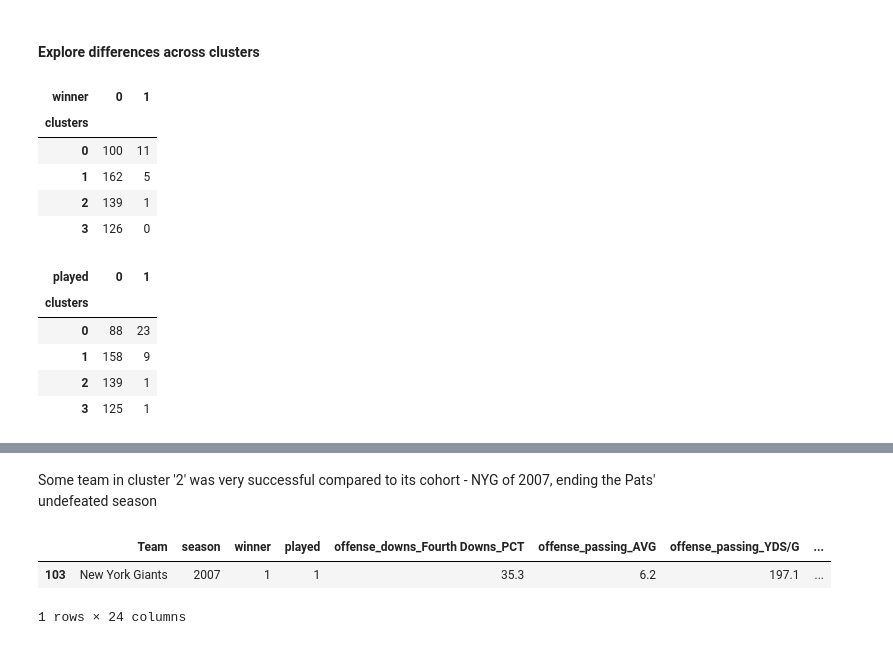
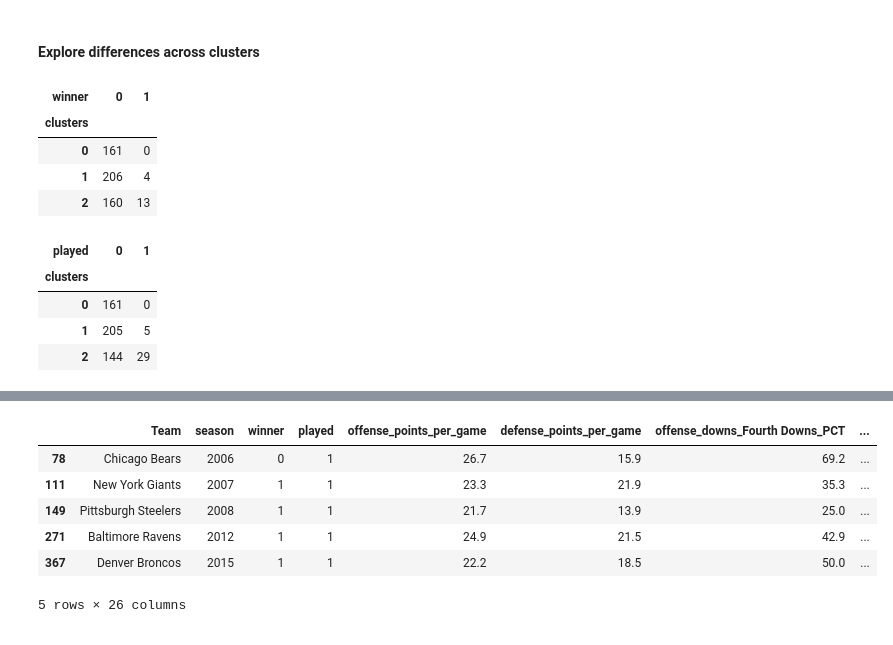
Before and after one commit to kristofrabay/python_practise, a Jupyter notebook: nfl_model/analysis/unsupervised.ipynb, the cells around one changed output, grey strips where cells are left out. Saved outputs shown, nothing was run; the diff lists cells and outputs as text; code cells hidden in the pictures.

```diff
--- a/nfl_model/analysis/unsupervised.ipynb
+++ b/nfl_model/analysis/unsupervised.ipynb
@@ -83,12 +84,13 @@ def show_diff_between_clusters(data = cluster_exploration):
 # %% [markdown]
 ### Data
 # %%
-data = pd.read_csv('data/scraped_for_modeling_labeled.csv')
+data = pd.read_csv('../data/scraped_for_modeling_labeled.csv')
 data.drop(['games_played'], 1, inplace = True)
 data.fillna(0, inplace = True) # divisions with 0
 
 # from borutapy
-keep_cols = ['offense_downs_Fourth Downs_PCT', 'offense_passing_AVG', 'offense_passing_YDS/G', 'offense_passing_RTG',
+keep_cols = ['offense_points_per_game', 'defense_points_per_game',
+             'offense_downs_Fourth Downs_PCT', 'offense_passing_AVG', 'offense_passing_YDS/G', 'offense_passing_RTG',
              'offense_receiving_AVG', 'defense_passing_AVG', 'defense_passing_RTG', 'defense_receiving_AVG',
              'punting_punts_per_game', 'defense_passing_SYL_per_game', 'offense_downs_Third Downs_ATT_per_game',
              'defense_downs_Third Downs_ATT_per_game', 'defense_downs_Fourth Downs_ATT_per_game',
@@ -133,5 +136,5 @@ pca_results.head()
 # %%
-CLUST_NUMBER = 4
+CLUST_NUMBER = 3
 
 PCAs = pd.DataFrame(pca.transform(without_targets_scaled))[[0, 1]]
 PCAs.columns = ['PCA_1', 'PCA_2']
@@ -184,29 +186,29 @@ cluster_vs_win
 # %% [output]
 | winner | 0 | 1 |
 | clusters |  |  |
-| 0 | 100 | 11 |
-| 1 | 162 | 5 |
-| 2 | 139 | 1 |
-| 3 | 126 | 0 |
+| 0 | 161 | 0 |
+| 1 | 206 | 4 |
+| 2 | 160 | 13 |
 # %%
 cluster_vs_play
 # %% [output]
 | played | 0 | 1 |
 | clusters |  |  |
-| 0 | 88 | 23 |
-| 1 | 158 | 9 |
-| 2 | 139 | 1 |
-| 3 | 125 | 1 |
+| 0 | 161 | 0 |
+| 1 | 205 | 5 |
+| 2 | 144 | 29 |
 # %%
 show_diff_between_clusters(cluster_exploration_melt)
 # %% [output]
 [interactive output not drawn]
-# %% [markdown]
-Some team in cluster '2' was very successful compared to its cohort - NYG of 2007, ending the Pats' undefeated season
 # %%
-cluster_exploration[(cluster_exploration['clusters'] == 2) &
-                    (cluster_exploration['winner'] == 1)]
+cluster_exploration[(cluster_exploration['clusters'] == 1) &
+                    (cluster_exploration['played'] == 1)]
 # %% [output]
-|  | Team | season | winner | played | offense_downs_Fourth Downs_PCT | offense_passing_AVG | offense_passing_YDS/G | ... |
-| 103 | New York Giants | 2007 | 1 | 1 | 35.3 | 6.2 | 197.1 | ... |
+|  | Team | season | winner | played | offense_points_per_game | defense_points_per_game | offense_downs_Fourth Downs_PCT | ... |
+| 78 | Chicago Bears | 2006 | 0 | 1 | 26.7 | 15.9 | 69.2 | ... |
+| 111 | New York Giants | 2007 | 1 | 1 | 23.3 | 21.9 | 35.3 | ... |
+| 149 | Pittsburgh Steelers | 2008 | 1 | 1 | 21.7 | 13.9 | 25.0 | ... |
+| 271 | Baltimore Ravens | 2012 | 1 | 1 | 24.9 | 21.5 | 42.9 | ... |
+| 367 | Denver Broncos | 2015 | 1 | 1 | 22.2 | 18.5 | 50.0 | ... |
-1 rows × 24 columns
+5 rows × 26 columns
```
Also changed, not shown: parts of 5 cells of this notebook, 18 other files.
